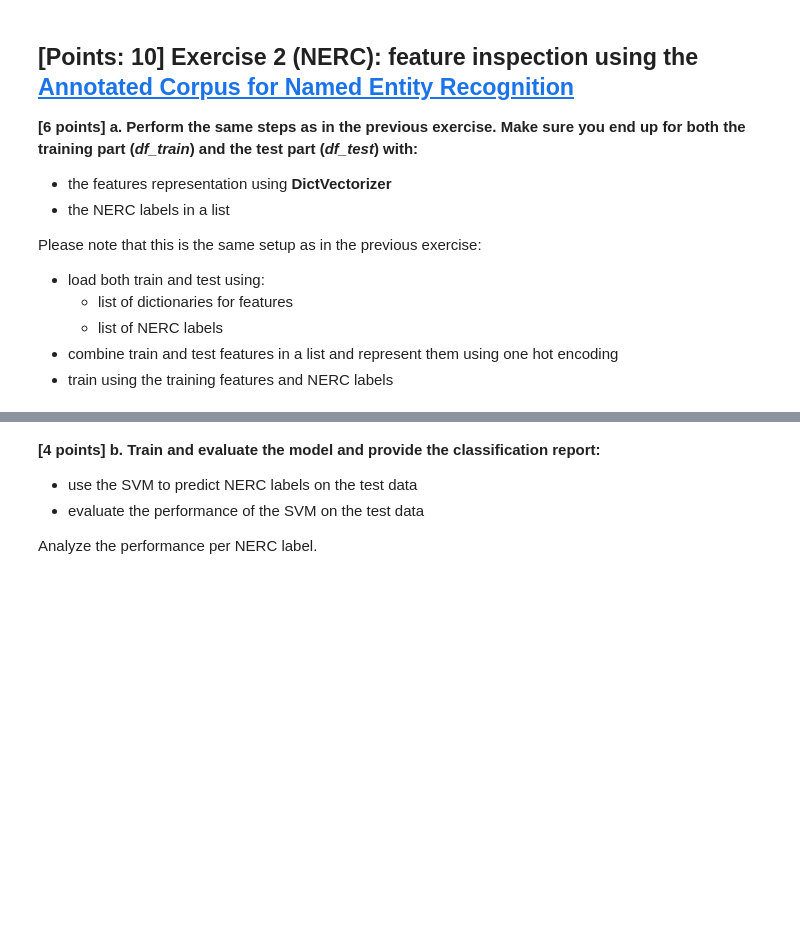
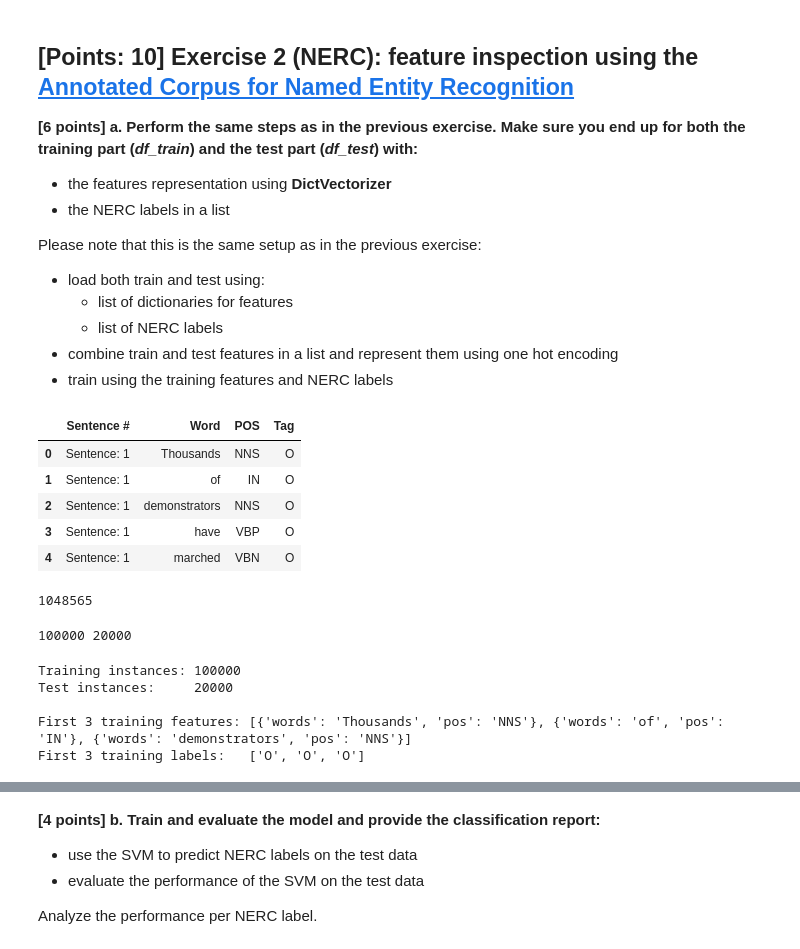
Before and after one commit to timyang232/text-mining-SP26, a Jupyter notebook: Labs/lab4/Lab4-Assignment-nerc.ipynb, the cells around one changed output, grey strips where cells are left out. Cells and saved outputs as stored; diff of their text form; code cells hidden in the pictures; blank space fills up the shorter version.

```diff
--- a/Labs/lab4/Lab4-Assignment-nerc.ipynb
+++ b/Labs/lab4/Lab4-Assignment-nerc.ipynb
@@ -340,11 +341,67 @@ Please note that this is the same setup as in the previous exercise:
 import pandas
 # %%
 ##### Adapt the path to point to your local copy of NERC_datasets (see Lab4a.1-NERC-introduction.ipynb)
-path = '/Users/piek/Desktop/ONDERWIJS/data/nerc_datasets/kaggle/ner_v2.csv'
+path = 'ner_dataset.csv'
 kaggle_dataset = pandas.read_csv(path, on_bad_lines='skip', encoding='unicode_escape')
+
+# The 'Sentence #' column is only filled in for the first token of a sentence; forward-fill so every row has its sentence id.
+kaggle_dataset['Sentence #'] = kaggle_dataset['Sentence #'].ffill()
+
+# Drop rows where Word/POS/Tag are missing so we don't feed NaN into the vectoriser.
+kaggle_dataset = kaggle_dataset.dropna(subset=['Word', 'POS', 'Tag']).reset_index(drop=True)
+
+kaggle_dataset.head()
+# %% [output]
+|  | Sentence # | Word | POS | Tag |
+| 0 | Sentence: 1 | Thousands | NNS | O |
+| 1 | Sentence: 1 | of | IN | O |
+| 2 | Sentence: 1 | demonstrators | NNS | O |
+| 3 | Sentence: 1 | have | VBP | O |
+| 4 | Sentence: 1 | marched | VBN | O |
 # %%
 len(kaggle_dataset)
+# %% [output]
+1048565
 # %%
 df_train = kaggle_dataset[:100000]
 df_test = kaggle_dataset[100000:120000]
 print(len(df_train), len(df_test))
+# %% [output]
+100000 20000
+# %%
+# ---- Build the feature dicts and gold labels for training and test ----
+# (same setup as exercise 1: token + POS as features, IOB tag as label)
+
+kaggle_train_features = []
+kaggle_train_gold_labels = []
+
+for _, row in df_train.iterrows():
+    a_dict = {
+        'words': row['Word'],
+        'pos':   row['POS'],
+    }
+    kaggle_train_features.append(a_dict)
+    kaggle_train_gold_labels.append(row['Tag'])
+
+kaggle_test_features = []
+kaggle_test_gold_labels = []
+
+for _, row in df_test.iterrows():
+    a_dict = {
+        'words': row['Word'],
+        'pos':   row['POS'],
+    }
+    kaggle_test_features.append(a_dict)
+    kaggle_test_gold_labels.append(row['Tag'])
+
+print("Training instances:", len(kaggle_train_features))
+print("Test instances:    ", len(kaggle_test_features))
+print()
+print("First 3 training features:", kaggle_train_features[:3])
+print("First 3 training labels:  ", kaggle_train_gold_labels[:3])
+# %% [output]
+Training instances: 100000
+Test instances:     20000
+
+First 3 training features: [{'words': 'Thousands', 'pos': 'NNS'}, {'words': 'of', 'pos': 'IN'}, {'words': 'demonstrators', 'pos': 'NNS'}]
+First 3 training labels:   ['O', 'O', 'O']
```
Also changed, not shown: parts of 7 cells of this notebook, 1 other file.
